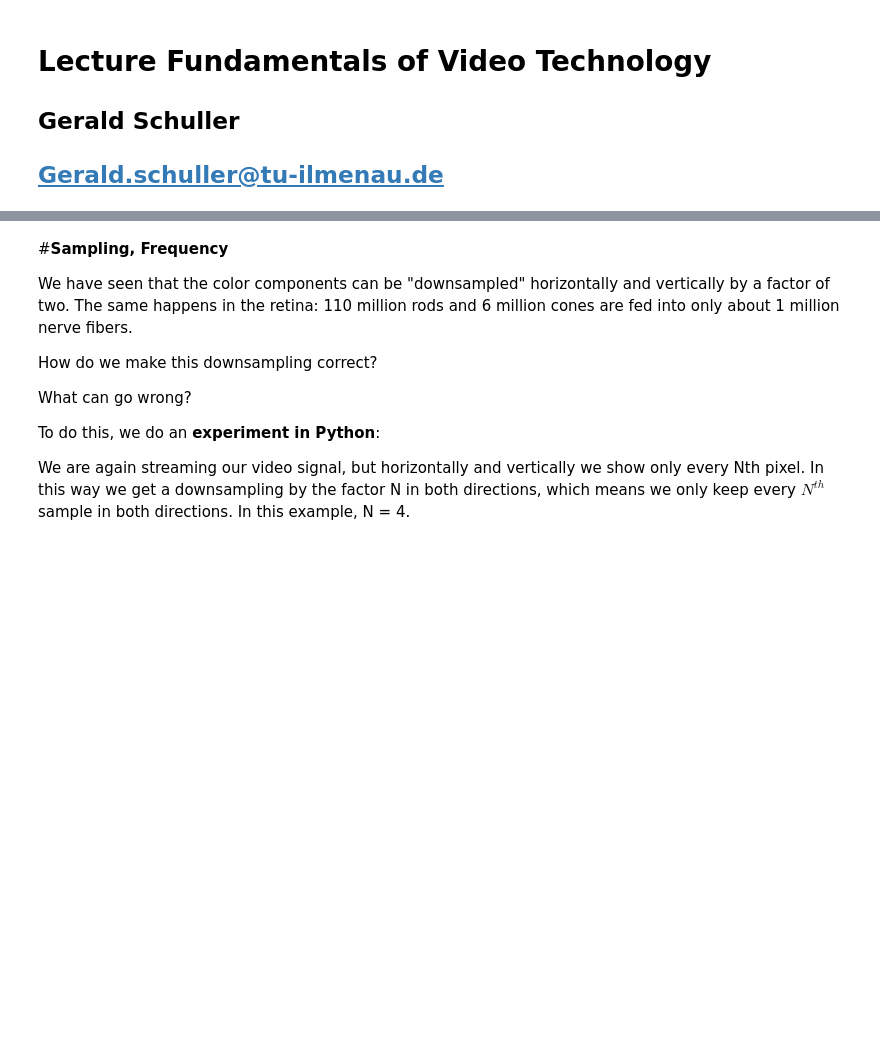
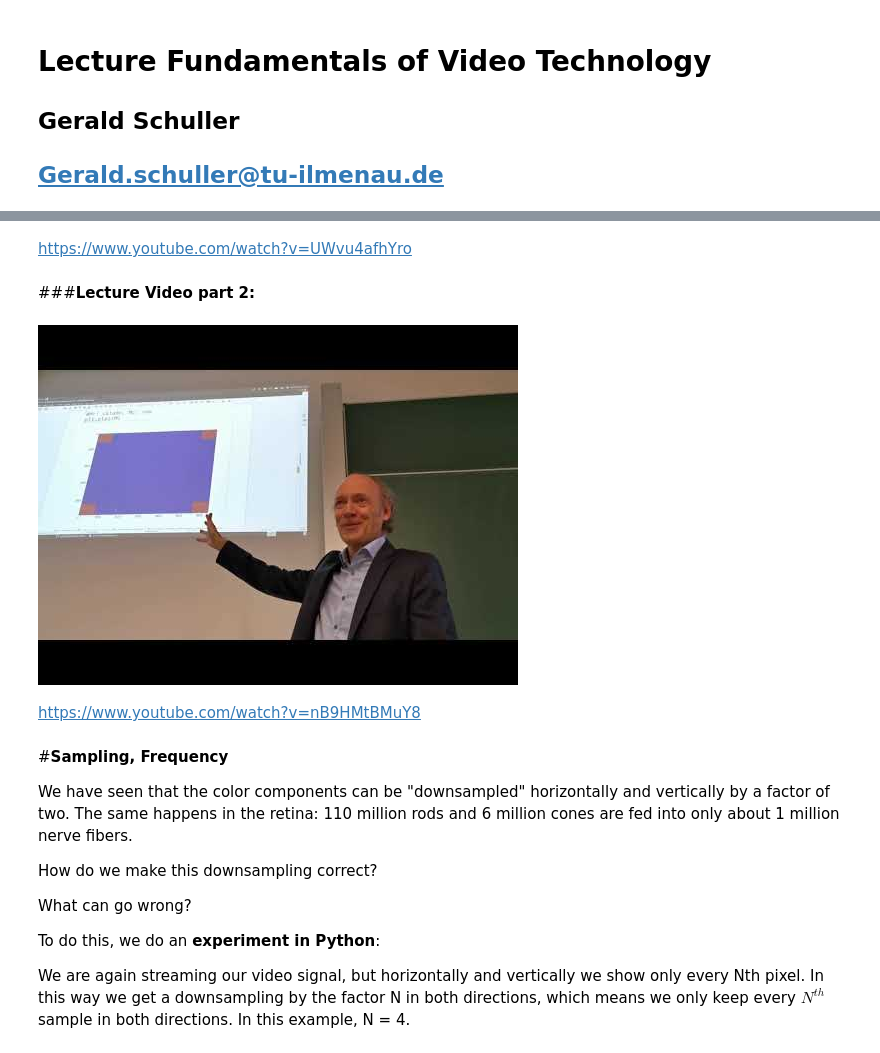
Before and after one commit to TUIlmenauAMS/GVT_Lecture_Colab, a Jupyter notebook: GVT_V4.ipynb, the cells around one changed output, grey strips where cells are left out. Saved outputs shown, nothing was run; the diff lists cells and outputs as text; code cells hidden in the pictures; blank space fills up the shorter version.

```diff
--- a/GVT_V4.ipynb
+++ b/GVT_V4.ipynb
@@ -9,3 +16,13 @@
+# %% [markdown]
+https://www.youtube.com/watch?v=UWvu4afhYro
+# %% [markdown]
+###**Lecture Video part 2:**
+# %%
+YouTubeVideo('nB9HMtBMuY8')
+# %% [output]
+[figure, added]
+# %% [markdown]
+https://www.youtube.com/watch?v=nB9HMtBMuY8
 # %% [markdown]
 #**Sampling, Frequency**
 
```
Also changed, not shown: parts of 10 cells of this notebook.
